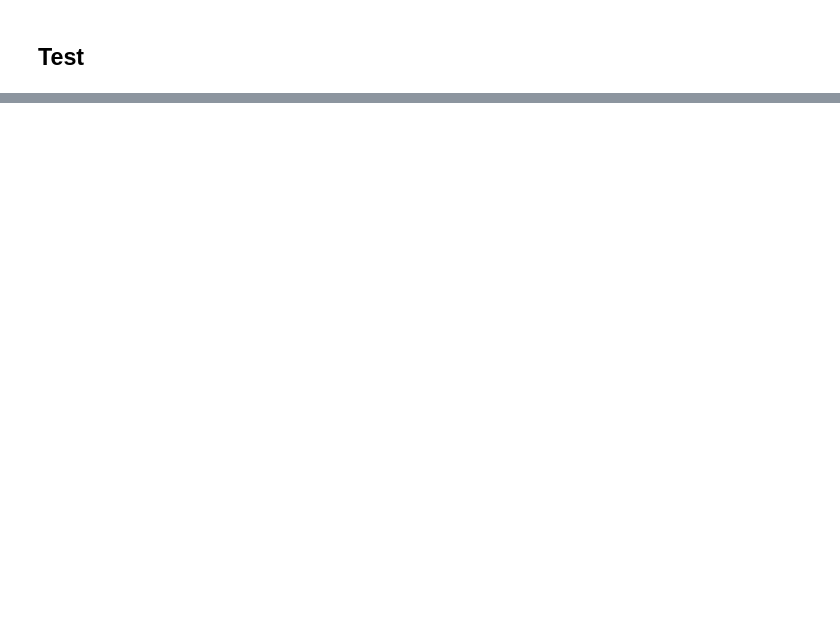
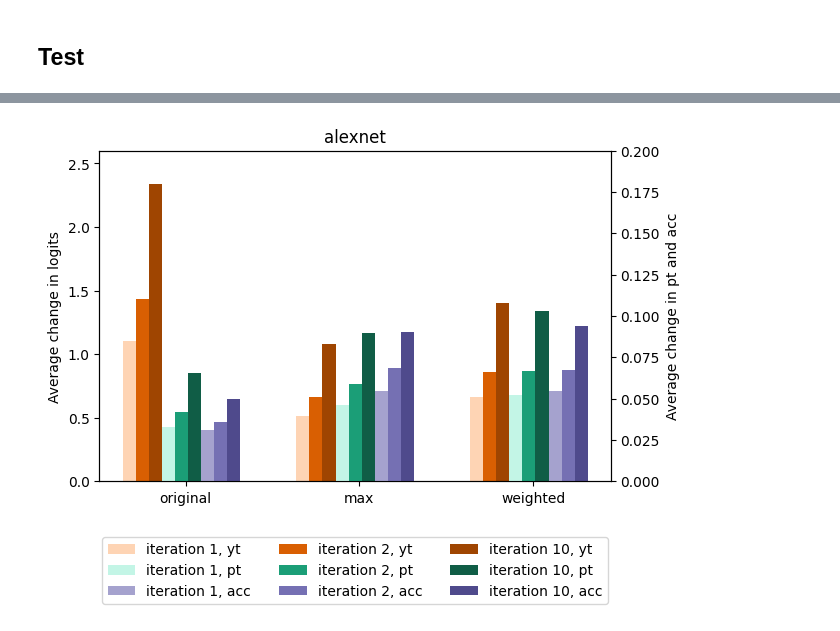
Before and after one commit to sfbllgrn/DD2412-Class-Contrastive-Explanations, a Jupyter notebook: experiment1.ipynb, the cells around one changed output, grey strips where cells are left out. Cells and saved outputs as stored; diff of their text form; code cells hidden in the pictures; blank space fills up the shorter version.

Commit message:
gjort ändringar för snabbare körning samt funktion för att spara resultat

```diff
--- a/experiment1.ipynb
+++ b/experiment1.ipynb
@@ -232,13 +286,24 @@ for name in model_names:
 # %%
-average_changes = {p:{i:{"yt":0, "pt":0, "acc":0} for i in [1,2,10]} for p in perturbation_types}
+def convert(obj):
+    if isinstance(obj, torch.Tensor):
+        return obj.cpu().numpy().tolist()
+    elif isinstance(obj, dict):
+        return {key: convert(value) for key, value in obj.items()}
+    else:
+
+        return obj
+
+
+average_changes = {p:{str(i):{"yt":0, "pt":0, "acc":0} for i in [1,2,10]} for p in perturbation_types}
 print("true accuracy", accuracy_unperturbed)
 for p in perturbation_types:
   for iter_nr in [1,2,10]:
+    iter_key = str(iter_nr)
     avg_pt_change = torch.mean(torch.stack(perturbation_changes[iter_nr][p]['pt']))
     avg_yt_change = torch.mean(torch.stack(perturbation_changes[iter_nr][p]['yt']))
     accuracy_change = accuracy_dict[iter_nr][p]-accuracy_unperturbed
-    average_changes[p][iter_nr]["pt"] = avg_pt_change
-    average_changes[p][iter_nr]["acc"] = accuracy_change
-    average_changes[p][iter_nr]["yt"] = avg_yt_change
+    average_changes[p][iter_key]["pt"] = convert(avg_pt_change)
+    average_changes[p][iter_key]["acc"] = convert(accuracy_change)
+    average_changes[p][iter_key]["yt"] = convert(avg_yt_change)
     print("for n={} and perturbation_type={}:".format(iter_nr, p))
     print("Average changes in yt: {} and pt: {} and accuracy: {} \n".format(avg_yt_change, avg_pt_change, accuracy_change))
@@ -325,0 +410,22 @@ NameError: ignored
+# %%
+# Save results
+
+for model in model_names:
+  timestamp = datetime.now().strftime("%Y-%m-%d_%H-%M-%S")
+  filename = "results_"+model+"_"+str(n_batches)+"_"+timestamp+".json"
+  results_folder = "/content/drive/MyDrive/Colab Notebooks/Deep learning advanced/Results_exp1"
+
+  with open(results_folder+"/"+filename, "w") as results_file:
+    json.dump(average_changes, results_file)
+# %%
+# Plot old results
+
+saved_filename = results_folder+"/"+"results_alexnet_10_2023-11-14_17-50-31.json"
+with open(saved_filename, 'r') as json_file:
+    saved_results_dict = json.load(json_file)
+
+
+
+plot_results(saved_results_dict)
+# %% [output]
+[figure, added]
```
Also changed, not shown: parts of 8 cells of this notebook.
